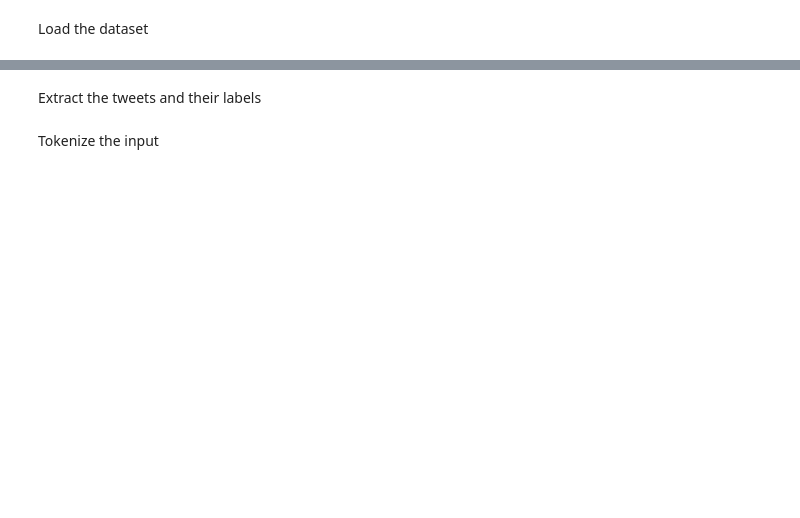
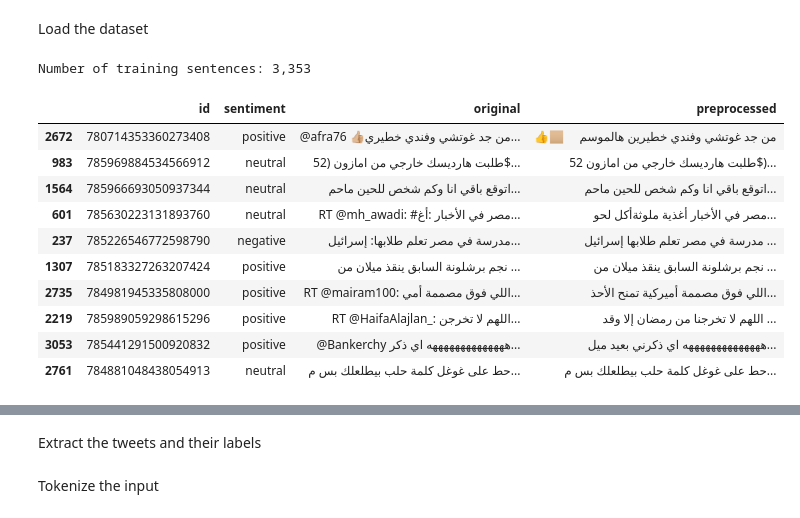
Before and after one commit to alt113/CS505-Spring-MultiLingual-Twitter-Classification, a Jupyter notebook: monolingual_arabic_bert/small_arabic_dataset.ipynb, the cells around one changed output, grey strips where cells are left out. Drawn from its saved outputs; the diff is of its cells as text; code cells hidden in the pictures; blank space fills up the shorter version.

```diff
--- a/monolingual_arabic_bert/small_arabic_dataset.ipynb
+++ b/monolingual_arabic_bert/small_arabic_dataset.ipynb
@@ -4,13 +24,30 @@ import sys
 # %% [markdown]
 Load the dataset
 # %%
+import os
 import pandas as pd
 
+PATH_TO_CWD = os.getcwd().split('monolingual_arabic_bert')[0]
+PATH_TO_ARABIC_TWEETS = PATH_TO_CWD + 'data/preprocessed/arabic/'
+
 # Load the dataset into a pandas dataframe.
-df = pd.read_csv("./cola_public/raw/in_domain_train.tsv", delimiter='\t', header=None, names=['sentence_source', 'label', 'label_notes', 'sentence'])
+df = pd.read_csv(PATH_TO_ARABIC_TWEETS + "arabic_test_tweets.csv")
 
 # Report the number of sentences.
 print('Number of training sentences: {:,}\n'.format(df.shape[0]))
 
 # Display 10 random rows from the data.
 df.sample(10)
+# %% [output]
+Number of training sentences: 3,353
+|  | id | sentiment | original | preprocessed |
+| 2672 | 780714353360273408 | positive | @afra76 👍🏼من جد غوتشي وفندي خطيري... | 👍 🏼من جد غوتشي وفندي خطيرين هالموسم |
+| 983 | 785969884534566912 | neutral | طلبت هارديسك خارجي من امازون (52$... | طلبت هارديسك خارجي من امازون 52$)... |
+| 1564 | 785966693050937344 | neutral | اتوقع باقي انا وكم شخص للحين ماحم... | اتوقع باقي انا وكم شخص للحين ماحم... |
+| 601 | 785630223131893760 | neutral | RT @mh_awadi: #مصر في الأخبار :أغ... | مصر في الأخبار أغذية ملوثةأكل لحو... |
+| 237 | 785226546772598790 | negative | مدرسة في مصر تعلم طلابها: إسرائيل... | مدرسة في مصر تعلم طلابها إسرائيل ... |
+| 1307 | 785183327263207424 | positive | نجم برشلونة السابق ينقذ ميلان من ... | نجم برشلونة السابق ينقذ ميلان من ... |
+| 2735 | 784981945335808000 | positive | RT @mairam100: اللي فوق مصممة أمي... | اللي فوق مصممة أميركية تمنح الأحذ... |
+| 2219 | 785989059298615296 | positive | RT @HaifaAlajlan_: اللهم لا تخرجن... | اللهم لا تخرجنا من رمضان إلا وقد ... |
+| 3053 | 785441291500920832 | positive | @Bankerchy ههههههههههههههه اي ذكر... | ههههههههههههههه اي ذكرني بعيد ميل... |
+| 2761 | 784881048438054913 | neutral | حط على غوغل كلمة حلب بيطلعلك بس م... | حط على غوغل كلمة حلب بيطلعلك بس م... |
```
Also changed, not shown: parts of 22 cells of this notebook.
